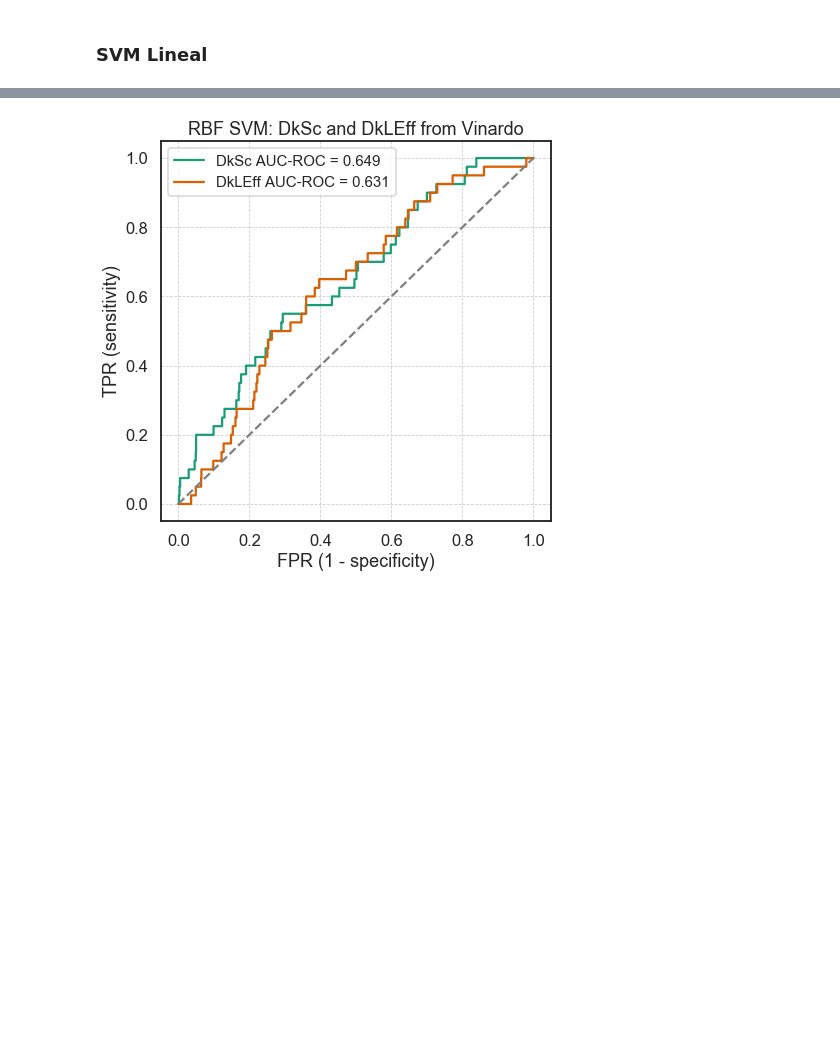
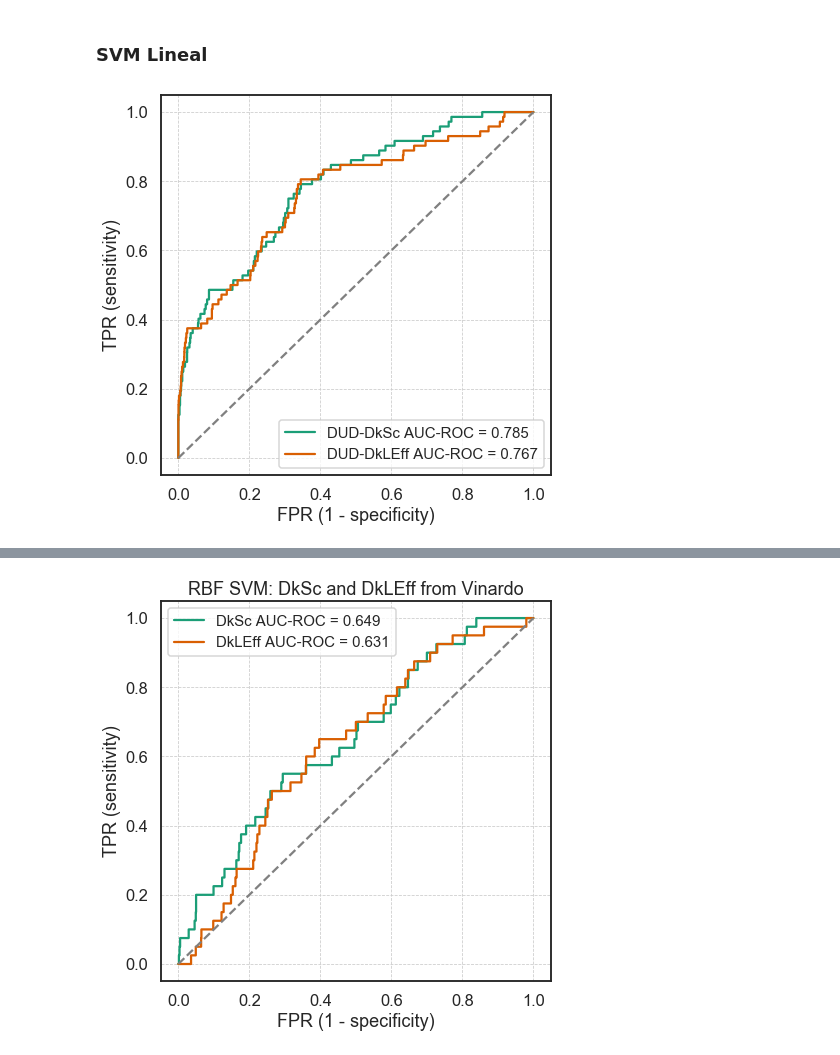
Before and after one commit to jRicciL/CDK2_notebooks, a Jupyter notebook: 6_Machine_Learning_Models/4_SVM_with_docking_scores.ipynb, the cells around one changed output, grey strips where cells are left out. Saved outputs shown, nothing was run; the diff lists cells and outputs as text; code cells hidden in the pictures; blank space fills up the shorter version.

```diff
--- a/6_Machine_Learning_Models/4_SVM_with_docking_scores.ipynb
+++ b/6_Machine_Learning_Models/4_SVM_with_docking_scores.ipynb
@@ -158,5 +163,15 @@ def model_wrapper(train_key, test_key, list_of_scores, model,
 # %% [markdown]
 ### SVM Lineal
+# %%
+svm_lin = train_wrapper(train_key = 'CSAR', list_of_scores = ['DkSc', 'DkLEff'],
+              model_train=train_SVM)
+
+svm_lin_on_DUD = eval_wrapper(trained_models = svm_lin, test_key = 'DUD',
+                           list_of_scores = ['DkSc', 'DkLEff'], model_eval = eval_SVM,
+                           scores_dic = scores_dic, decreasing = False)
+svm_lin_on_DUD.plot_roc_auc('', showplot = True)
+# %% [output]
+[figure, added]
 # %%
 linear_svm_dud, _ = model_wrapper(train_key = 'CSAR', test_key = 'DUD',
                            list_of_scores = ['DkSc', 'DkLEff'], model = train_SVM,
```
Also changed, not shown: parts of 5 cells of this notebook.
